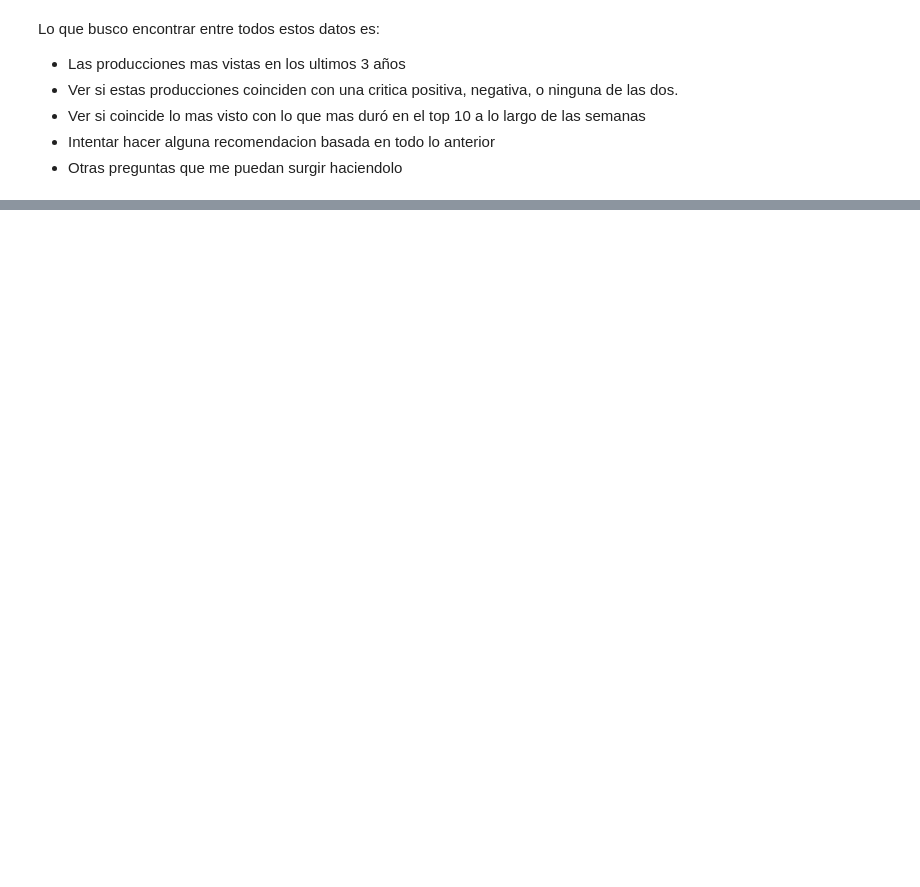
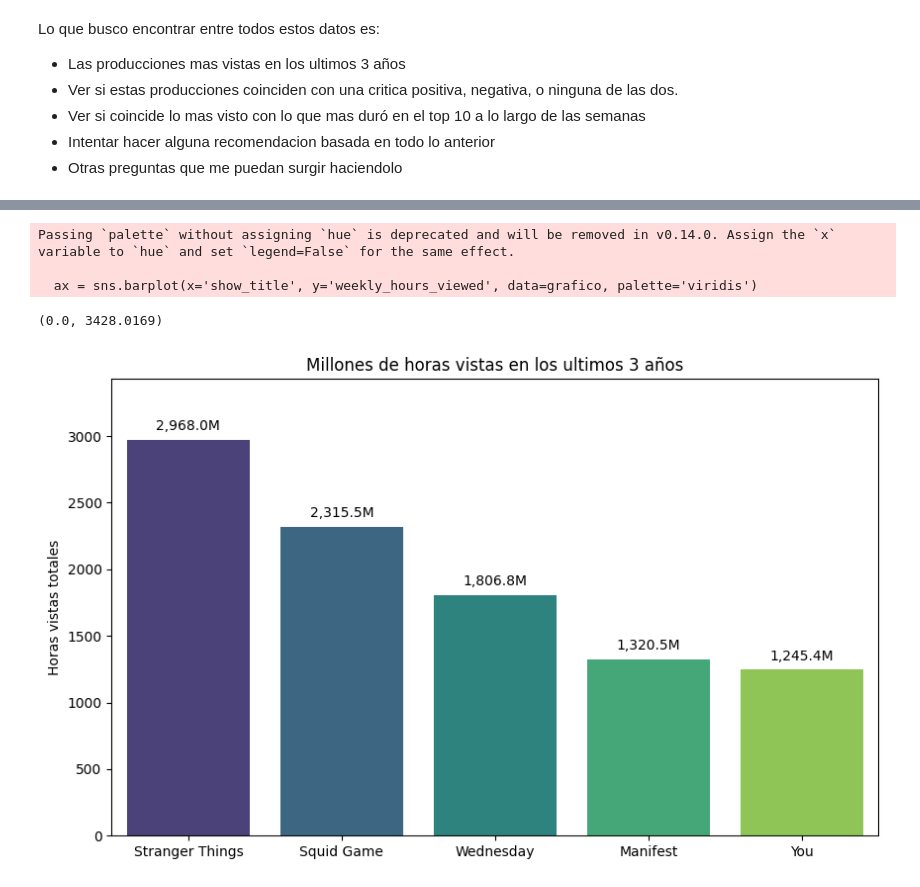
Before and after one commit to Noumah-Imbert/ONLINE_DS_THEBRIDGE_Noumah, a Jupyter notebook: EDA/InformacionEDA.ipynb, the cells around one changed output, grey strips where cells are left out. Drawn from its saved outputs; the diff is of its cells as text; code cells hidden in the pictures; blank space fills up the shorter version.

```diff
--- a/EDA/InformacionEDA.ipynb
+++ b/EDA/InformacionEDA.ipynb
@@ -27,0 +33,2 @@ Lo que busco encontrar entre todos estos datos es:
+# %%
+df = pd.read_excel("./data/all-weeks-global.xlsx")
@@ -27,0 +103,6 @@ Lo que busco encontrar entre todos estos datos es:
+# %%
+####### Hago una copia del DF, cambio las semanas que eran str a date, elimino las ultimas dos columnas porque son irrelevantes para lo que quiero tratar.
+df2 = df.copy()
+df2['week'] = pd.to_datetime(df2['week'], errors = 'coerce')
+df2 = df2.drop(df2.columns[-2:], axis=1)
+df2
@@ -27,0 +189,4 @@ Lo que busco encontrar entre todos estos datos es:
+# %%
+''' vamos a dropear runtime y weekly views porque hay demasiados nulos y no aportan mucho a la comparacion'''
+dfseries = df2.loc[df2['category'].str.contains('TV')]
+dfseries.info()
@@ -27,0 +274,5 @@ Lo que busco encontrar entre todos estos datos es:
+# %%
+########### Producciones mas vistas en los ultimos 3 años
+
+topseries = dfseries.groupby('show_title')['weekly_hours_viewed'].sum().reset_index()
+topseries.nlargest(30, "weekly_hours_viewed")
@@ -27,0 +321,22 @@ Lo que busco encontrar entre todos estos datos es:
+# %%
+########### Grafico de series mas vistas:
+
+topseries['weekly_hours_viewed'] = topseries['weekly_hours_viewed'] / 1000000
+grafico = topseries.nlargest(5, "weekly_hours_viewed")
+plt.figure(figsize=(10, 6))
+ax = sns.barplot(x='show_title', y='weekly_hours_viewed', data=grafico, palette='viridis')
+plt.xlabel('')
+plt.ylabel('Horas vistas totales')
+plt.title('Millones de horas vistas en los ultimos 3 años')
+plt.ticklabel_format(style='plain', axis='y')
+for p in ax.patches:
+    ax.annotate(f'{p.get_height():,.1f}M',
+                (p.get_x() + p.get_width() / 2., p.get_height()),
+                ha='center', va='center', xytext=(0, 10), textcoords='offset points')
+ax.set_ylim(top=ax.get_ylim()[1] * 1.1)
+# %% [output]
+Passing `palette` without assigning `hue` is deprecated and will be removed in v0.14.0. Assign the `x` variable to `hue` and set `legend=False` for the same effect.
+
+  ax = sns.barplot(x='show_title', y='weekly_hours_viewed', data=grafico, palette='viridis')
+(0.0, 3428.0169)
+[figure, added]
```
Also changed, not shown: parts of 27 cells of this notebook.
